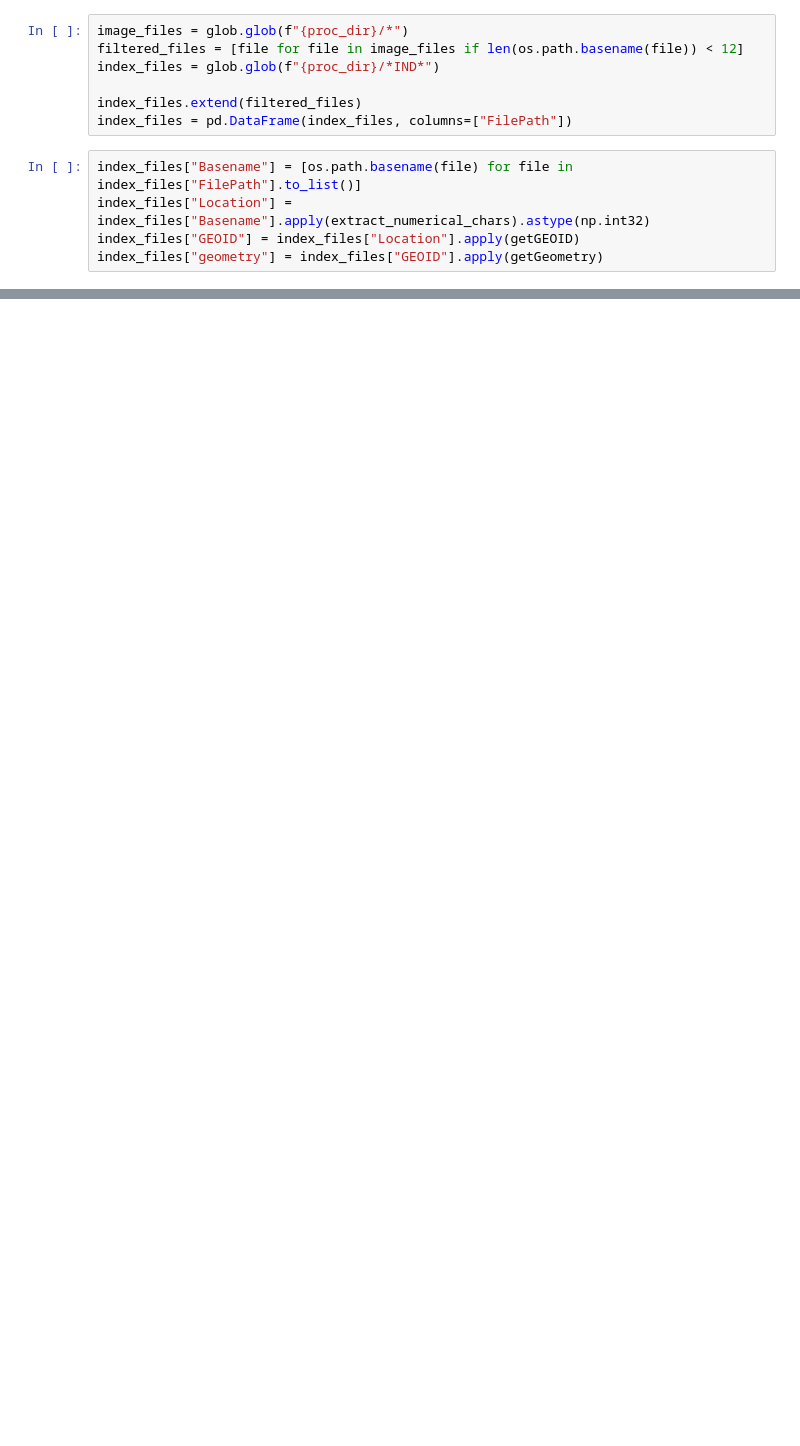
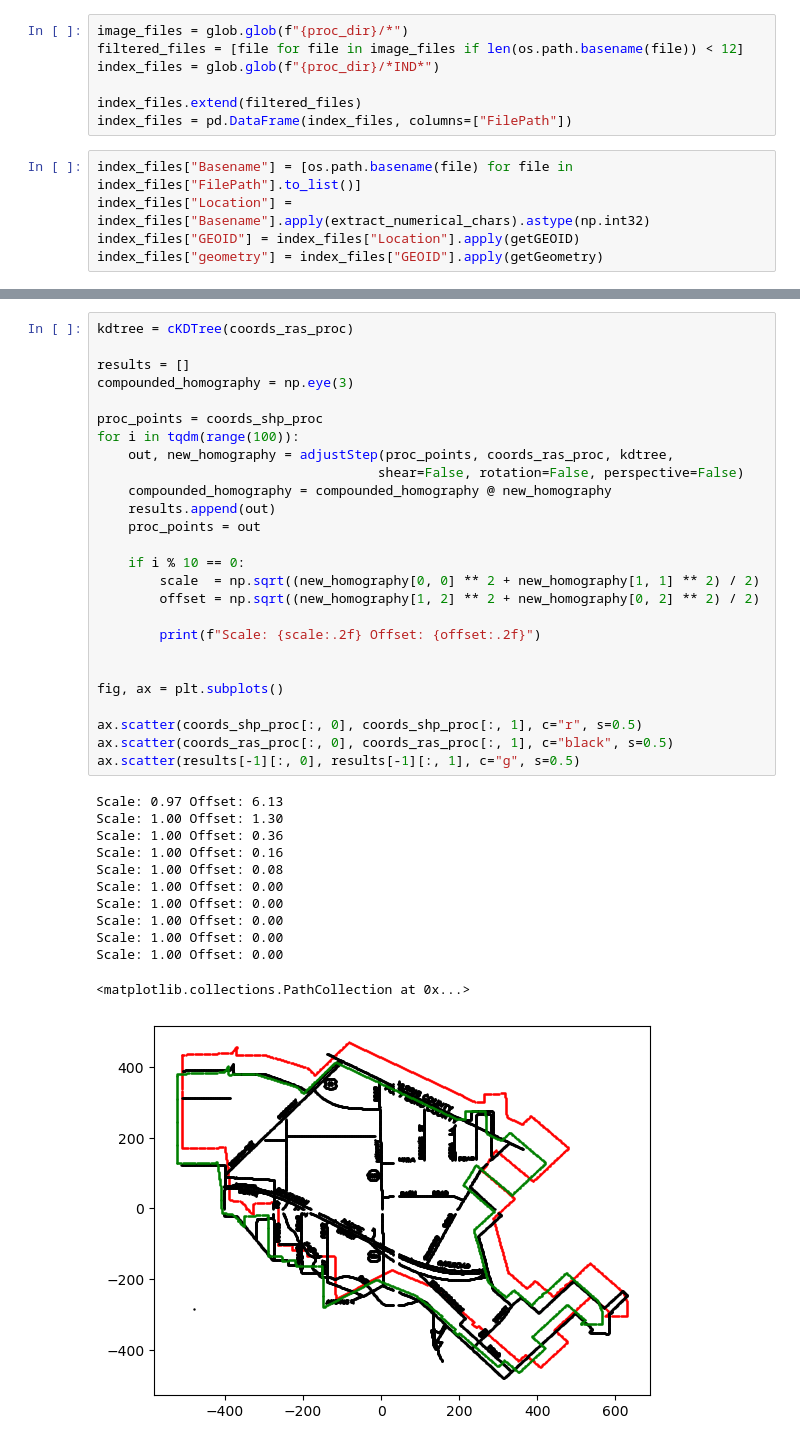
Before and after one commit to f-haces/RECTDNN, a Jupyter notebook: IndexGeorectification.ipynb, the cells around one changed output, grey strips where cells are left out. Cells and saved outputs as stored; diff of their text form; blank space fills up the shorter version.

```diff
--- a/IndexGeorectification.ipynb
+++ b/IndexGeorectification.ipynb
@@ -136,0 +293,39 @@ index_files.head(40)
+# %%
+kdtree = cKDTree(coords_ras_proc)
+
+results = []
+compounded_homography = np.eye(3)
+
+proc_points = coords_shp_proc
+for i in tqdm(range(100)):
+    out, new_homography = adjustStep(proc_points, coords_ras_proc, kdtree,
+                                    shear=False, rotation=False, perspective=False)
+    compounded_homography = compounded_homography @ new_homography
+    results.append(out)
+    proc_points = out
+
+    if i % 10 == 0:
+        scale  = np.sqrt((new_homography[0, 0] ** 2 + new_homography[1, 1] ** 2) / 2)
+        offset = np.sqrt((new_homography[1, 2] ** 2 + new_homography[0, 2] ** 2) / 2)
+
+        print(f"Scale: {scale:.2f} Offset: {offset:.2f}")
+
+
+fig, ax = plt.subplots()
+
+ax.scatter(coords_shp_proc[:, 0], coords_shp_proc[:, 1], c="r", s=0.5)
+ax.scatter(coords_ras_proc[:, 0], coords_ras_proc[:, 1], c="black", s=0.5)
+ax.scatter(results[-1][:, 0], results[-1][:, 1], c="g", s=0.5)
+# %% [output]
+Scale: 0.97 Offset: 6.13
+Scale: 1.00 Offset: 1.30
+Scale: 1.00 Offset: 0.36
+Scale: 1.00 Offset: 0.16
+Scale: 1.00 Offset: 0.08
+Scale: 1.00 Offset: 0.00
+Scale: 1.00 Offset: 0.00
+Scale: 1.00 Offset: 0.00
+Scale: 1.00 Offset: 0.00
+Scale: 1.00 Offset: 0.00
+<matplotlib.collections.PathCollection at 0x...>
+[figure, added]
```
Also changed, not shown: parts of 24 cells of this notebook, 4 other files.
